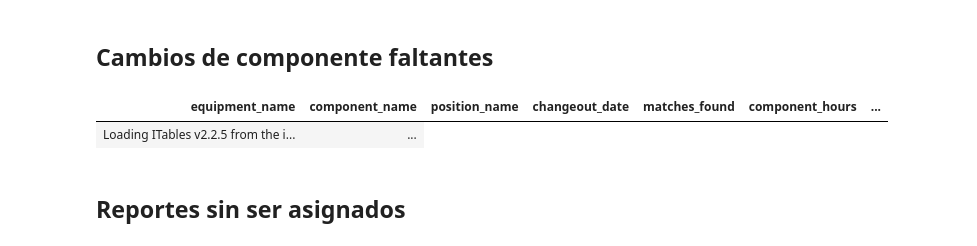
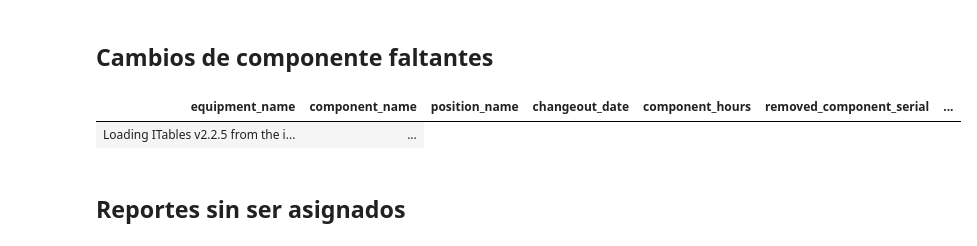
Before and after one commit to cecilvega/kbook, a Jupyter notebook: reliability/icc.ipynb, the cells around one changed output. Drawn from its saved outputs; the diff is of its cells as text; code cells hidden in the pictures.

```diff
--- a/reliability/icc.ipynb
+++ b/reliability/icc.ipynb
@@ -229,8 +229,13 @@ def find_matching_cc_records(missing_icc_df, cc_df):
                     "component_hours",
                     "removed_component_serial",
                     "installed_component_serial",
+                    "equipment_hours",
                 ]
-            ]
+            ].assign(
+                equipment_hours=lambda x: pd.to_numeric(
+                    x["equipment_hours"], errors="coerce"
+                )
+            )
         )
 
     # Ensure changeout_date is properly formatted
@@ -270,35 +275,45 @@ def find_matching_cc_records(missing_icc_df, cc_df):
                     "installed_component_serial",
                     "subcomponent_name",
                 ]
             ).to_dicts()[
                 0
             ]  # Take the first match if multiple
 
             result = {
                 "equipment_name": missing_row["equipment_name"],
                 "component_name": missing_row["component_name"],
                 "position_name": missing_row["position_name"],
                 "changeout_date": missing_row["changeout_date"].strftime("%Y-%m-%d"),
                 "matches_found": matches.height,
                 **match_info,
             }
 
         results.append(result)
 
     # Create DataFrame from results
     result_df = pl.DataFrame(results)
 
     # Format component_hours as integers if they're numeric
     result_df = result_df.with_columns(
         component_hours=pl.col("component_hours").cast(pl.Float64, strict=False)
     )
 
     return result_df
 
 
-show(find_matching_cc_records(missing_icc_df, cc_df))
+result_df = find_matching_cc_records(missing_icc_df, cc_df).drop(["matches_found"])
+result_df = result_df.join(
+    pl.from_pandas(
+        MasterData.equipments()[
+            ["equipment_name", "equipment_serial", "equipment_model"]
+        ]
+    ),
+    on="equipment_name",
+    how="left",
+)
+show(result_df)
 # %% [output]
-| equipment_name | component_name | position_name | changeout_date | matches_found | component_hours | ... |
+| equipment_name | component_name | position_name | changeout_date | component_hours | removed_component_serial | ... |
 | Loading ITables v2.2.5 from the i... | ... |
 # %% [markdown]
 ## Reportes sin ser asignados
```
